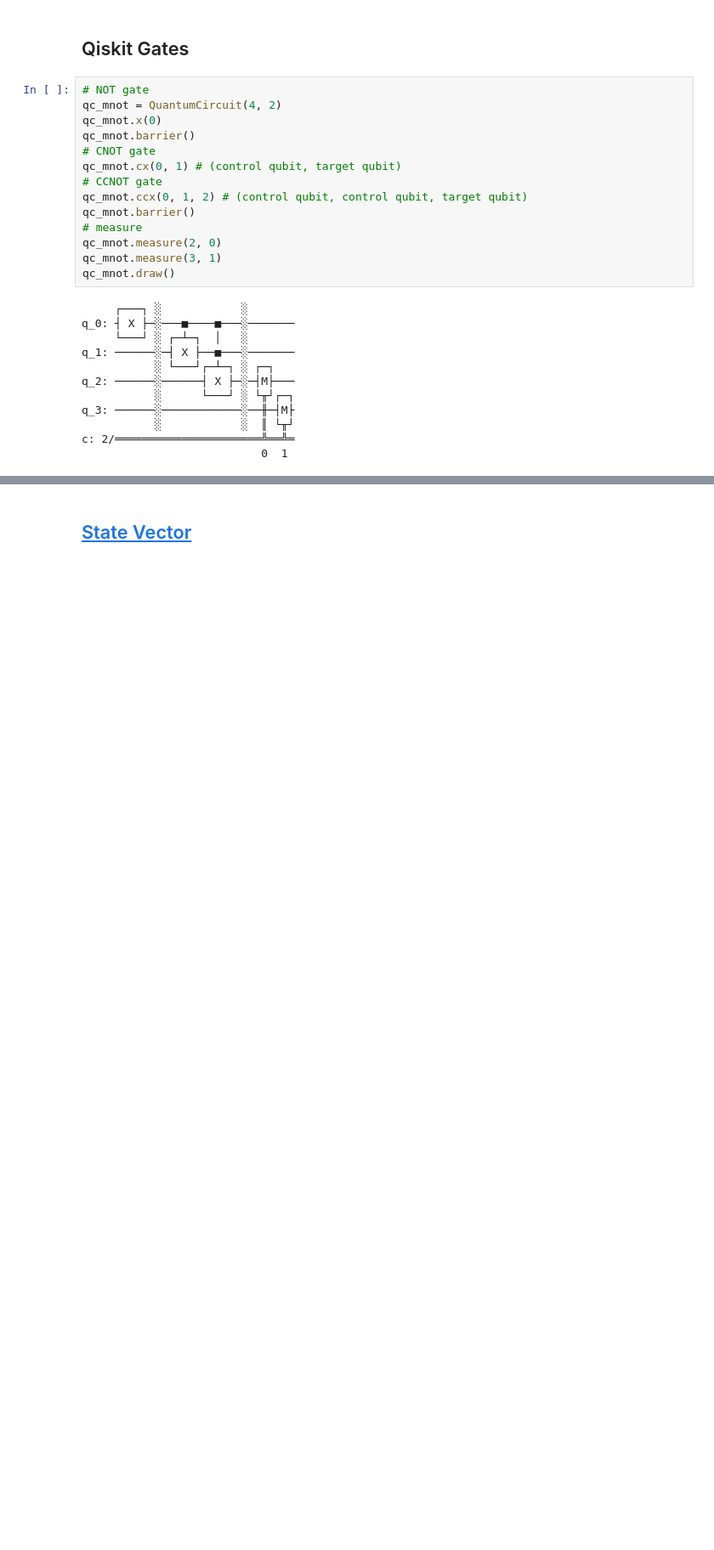
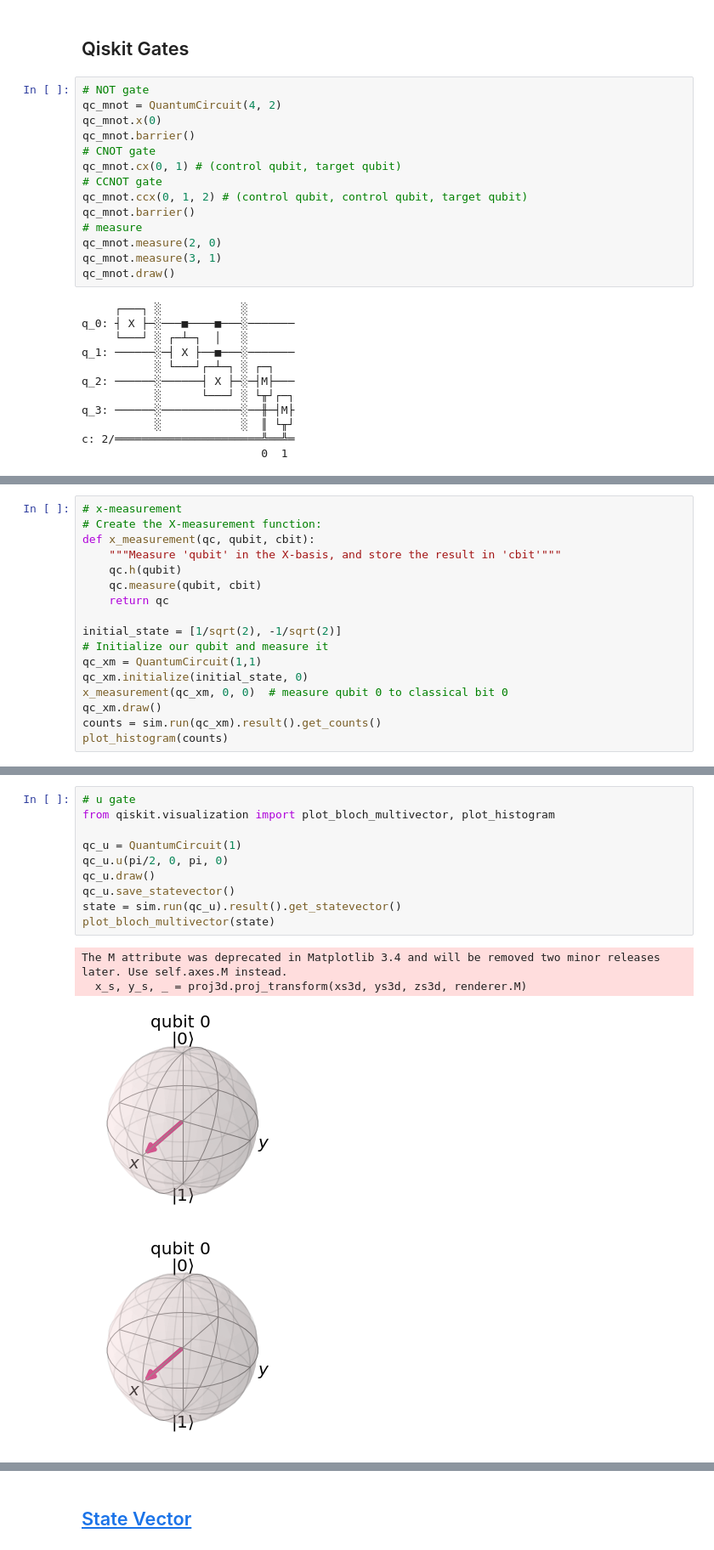
Before and after one commit to YizeSun/qiskit-challenge-2021-prepare, a Jupyter notebook: prepareQC2021.ipynb, the cells around one changed output, grey strips where cells are left out. Shown at 85% size. Drawn from its saved outputs; the diff is of its cells as text; blank space fills up the shorter version.

```diff
--- a/prepareQC2021.ipynb
+++ b/prepareQC2021.ipynb
@@ -90,0 +116,17 @@ c: 2/══════════════════════╩══
+# %%
+# x-measurement
+# Create the X-measurement function:
+def x_measurement(qc, qubit, cbit):
+    """Measure 'qubit' in the X-basis, and store the result in 'cbit'"""
+    qc.h(qubit)
+    qc.measure(qubit, cbit)
+    return qc
+
+initial_state = [1/sqrt(2), -1/sqrt(2)]
+# Initialize our qubit and measure it
+qc_xm = QuantumCircuit(1,1)
+qc_xm.initialize(initial_state, 0)
+x_measurement(qc_xm, 0, 0)  # measure qubit 0 to classical bit 0
+qc_xm.draw()
+counts = sim.run(qc_xm).result().get_counts()
+plot_histogram(counts)
@@ -90,0 +156,15 @@ c: 2/══════════════════════╩══
+# %%
+# u gate
+from qiskit.visualization import plot_bloch_multivector, plot_histogram
+
+qc_u = QuantumCircuit(1)
+qc_u.u(pi/2, 0, pi, 0)
+qc_u.draw()
+qc_u.save_statevector()
+state = sim.run(qc_u).result().get_statevector()
+plot_bloch_multivector(state)
+# %% [output]
+The M attribute was deprecated in Matplotlib 3.4 and will be removed two minor releases later. Use self.axes.M instead.
+  x_s, y_s, _ = proj3d.proj_transform(xs3d, ys3d, zs3d, renderer.M)
+[figure, added]
+[figure, added]
```
Also changed, not shown: parts of 11 cells of this notebook.
